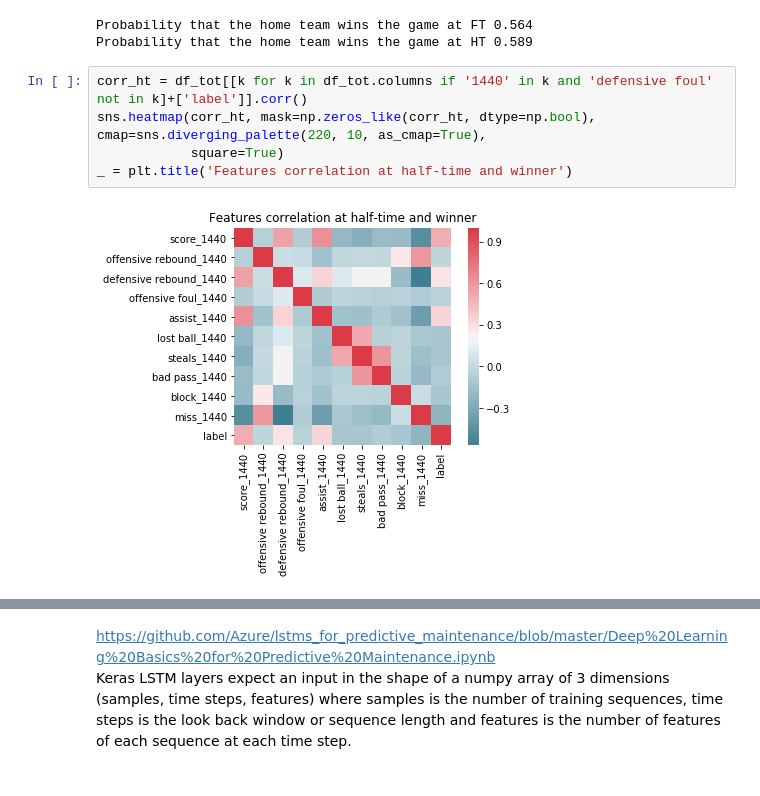
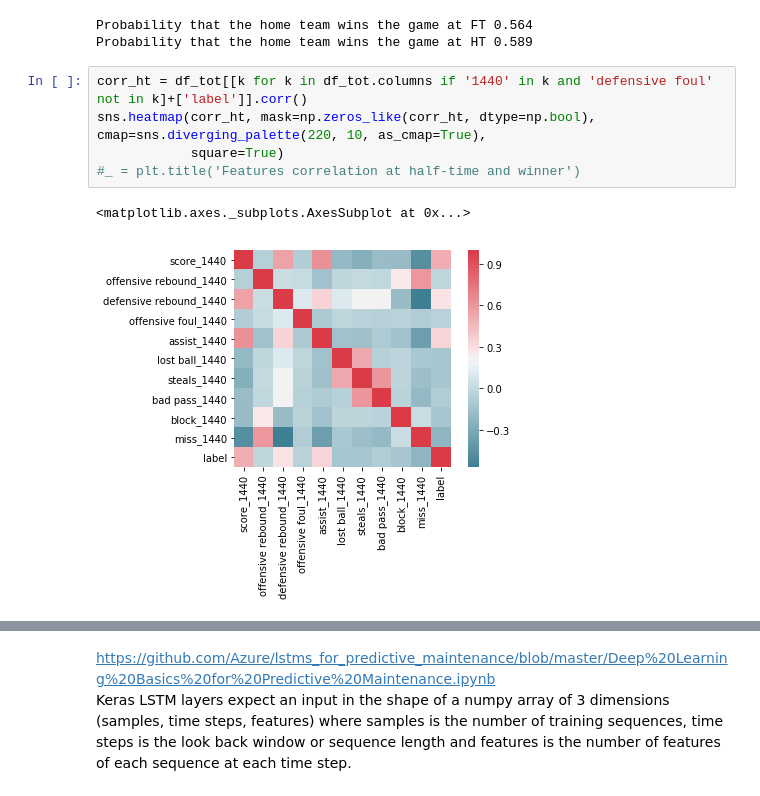
Before and after one commit to alexattia/ChallengeData, a Jupyter notebook: Exploration.ipynb, the cells around one changed output, grey strips where cells are left out. Drawn from its saved outputs; the diff is of its cells as text.

```diff
--- a/Exploration.ipynb
+++ b/Exploration.ipynb
@@ -53,10 +99,11 @@ Probability that the home team wins the game at HT 0.589
 # %%
 corr_ht = df_tot[[k for k in df_tot.columns if '1440' in k and 'defensive foul' not in k]+['label']].corr()
 sns.heatmap(corr_ht, mask=np.zeros_like(corr_ht, dtype=np.bool), cmap=sns.diverging_palette(220, 10, as_cmap=True),
             square=True)
-_ = plt.title('Features correlation at half-time and winner')
+#_ = plt.title('Features correlation at half-time and winner')
 # %% [output]
+<matplotlib.axes._subplots.AxesSubplot at 0x...>
-[figure, old version]
+[figure, new version]
 # %%
 # Add new stats
 ki = set([k.split('_')[0] for k in df_tot.columns if k not in ['label', 'ID']])
```
Also changed, not shown: parts of 38 cells of this notebook, 1 other file.
